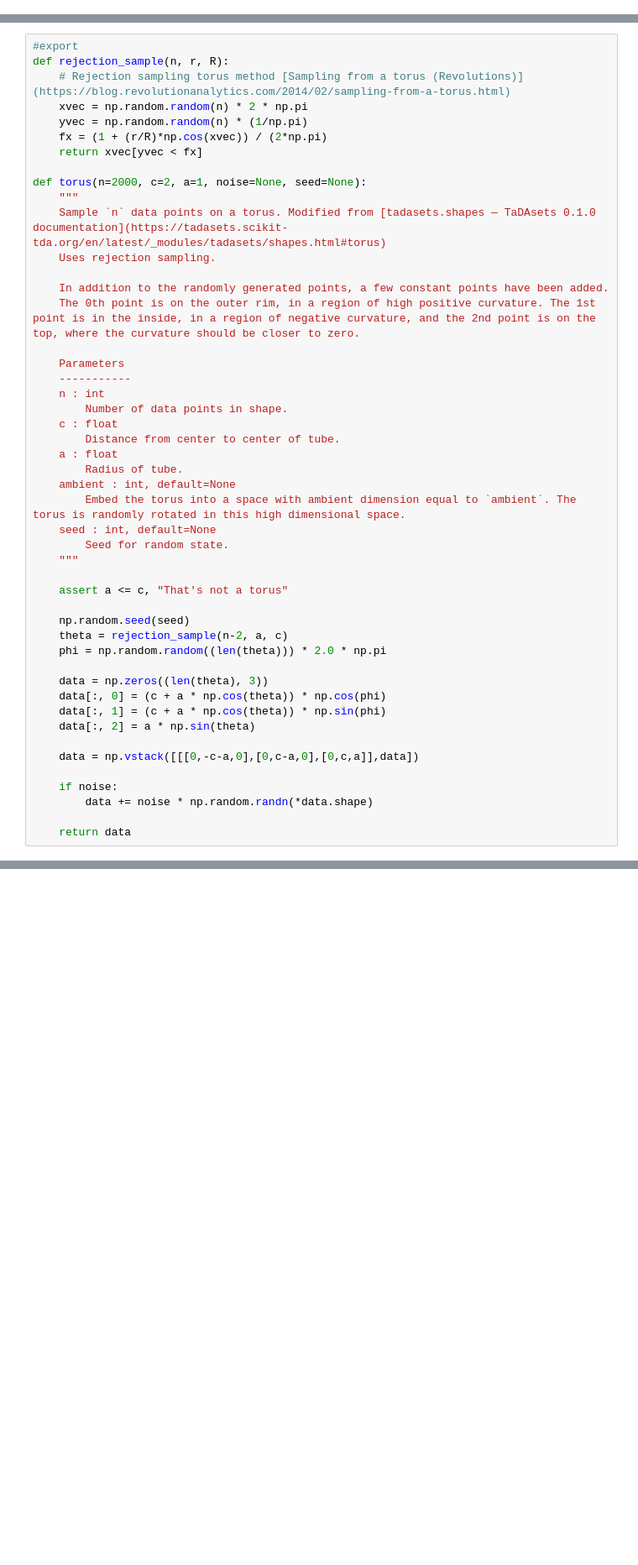
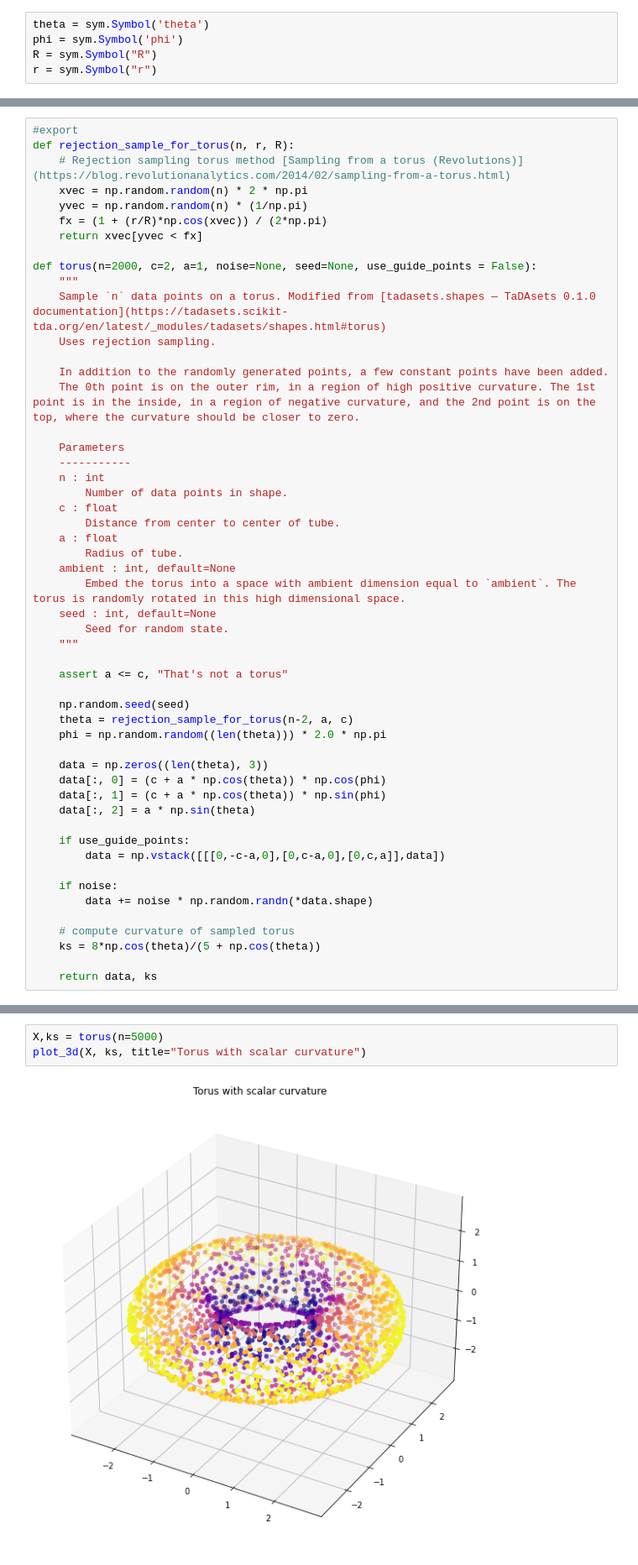
Before and after one commit to professorwug/diffusion-curvature-old, a Jupyter notebook: 01_datasets.ipynb, the cells around one changed output, grey strips where cells are left out. Shown at 84% size. Saved outputs shown, nothing was run; the diff lists cells and outputs as text; blank space fills up the shorter version.

```diff
--- a/01_datasets.ipynb
+++ b/01_datasets.ipynb
@@ -5,0 +18,5 @@ import numpy as np
+# %%
+theta = sym.Symbol('theta')
+phi = sym.Symbol('phi')
+R = sym.Symbol("R")
+r = sym.Symbol("r")
@@ -8,13 +56,13 @@ import numpy as np
 # %%
 #export
-def rejection_sample(n, r, R):
+def rejection_sample_for_torus(n, r, R):
     # Rejection sampling torus method [Sampling from a torus (Revolutions)](https://blog.revolutionanalytics.com/2014/02/sampling-from-a-torus.html)
     xvec = np.random.random(n) * 2 * np.pi
     yvec = np.random.random(n) * (1/np.pi)
     fx = (1 + (r/R)*np.cos(xvec)) / (2*np.pi)
     return xvec[yvec < fx]
 
-def torus(n=2000, c=2, a=1, noise=None, seed=None):
+def torus(n=2000, c=2, a=1, noise=None, seed=None, use_guide_points = False):
     """
     Sample `n` data points on a torus. Modified from [tadasets.shapes — TaDAsets 0.1.0 documentation](https://tadasets.scikit-tda.org/en/latest/_modules/tadasets/shapes.html#torus)
     Uses rejection sampling.
@@ -39,7 +87,7 @@ def torus(n=2000, c=2, a=1, noise=None, seed=None):
     assert a <= c, "That's not a torus"
 
     np.random.seed(seed)
-    theta = rejection_sample(n-2, a, c)
+    theta = rejection_sample_for_torus(n-2, a, c)
     phi = np.random.random((len(theta))) * 2.0 * np.pi
 
     data = np.zeros((len(theta), 3))
@@ -47,9 +95,13 @@ def torus(n=2000, c=2, a=1, noise=None, seed=None):
     data[:, 1] = (c + a * np.cos(theta)) * np.sin(phi)
     data[:, 2] = a * np.sin(theta)
 
-    data = np.vstack([[[0,-c-a,0],[0,c-a,0],[0,c,a]],data])
+    if use_guide_points:
+        data = np.vstack([[[0,-c-a,0],[0,c-a,0],[0,c,a]],data])
 
     if noise:
         data += noise * np.random.randn(*data.shape)
 
-    return data
+    # compute curvature of sampled torus
+    ks = 8*np.cos(theta)/(5 + np.cos(theta))
+
+    return data, ks
@@ -55,0 +110,5 @@ def torus(n=2000, c=2, a=1, noise=None, seed=None):
+# %%
+X,ks = torus(n=5000)
+plot_3d(X, ks, title="Torus with scalar curvature")
+# %% [output]
+[figure, added]
```
Also changed, not shown: parts of 26 cells of this notebook, 18 other files.
